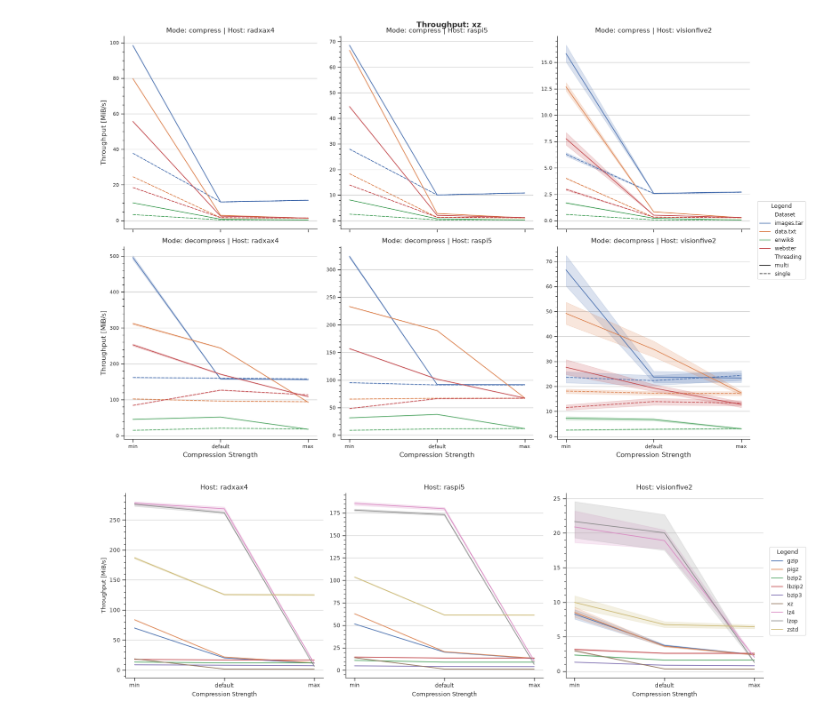
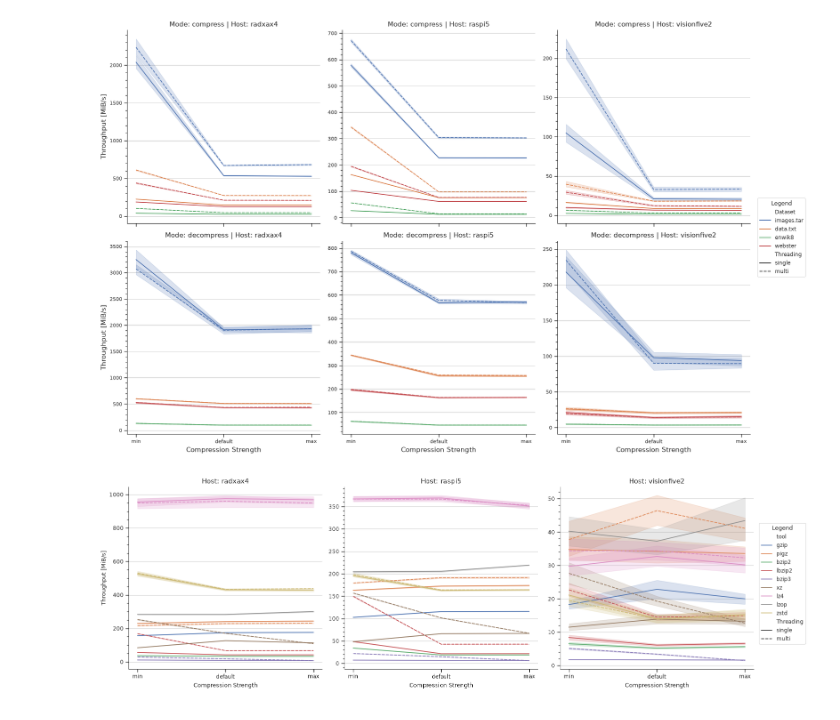
Before and after one commit to rsie-dev/power_consumption_experiment, a Jupyter notebook: visualization/visualize_throughput.ipynb, the cells around one changed output. Drawn from its saved outputs; the diff is of its cells as text; code cells hidden in the pictures.

Commit message:
added categorical throughput plots

```diff
--- a/visualization/visualize_throughput.ipynb
+++ b/visualization/visualize_throughput.ipynb
@@ -64,7 +60,7 @@ def map_dataset(ds_name):
     return None
 # %%
 plot_df = df.copy()
-tool = "xz"
+tool = "zstd"
 #mode = "decompress"
 #plot_df = plot_df[plot_df["host"] == "radxax4"]
 plot_df = plot_df[plot_df["tool"] == tool]
@@ -135,20 +131,20 @@ for text in legend.texts:
     if mapped:
         text.set_text(mapped)
 
-file_name = image_folder / f"throughput_{tool}.pdf"
+file_name = image_folder / f"throughput_rel_{tool}.pdf"
 #print("generate: %s" % file_name)
-#g.fig.savefig(file_name, bbox_inches="tight")
+g.fig.savefig(file_name, bbox_inches="tight")
 # %% [output]
-[figure, old version]
+[figure, new version]
 # %%
 plot_df = df.copy()
 #tool = "xz"
-mode = "compress"
+mode = "decompress"
 dataset = "webster"
 #plot_df = plot_df[plot_df["host"] == "radxax4"]
 #plot_df = plot_df[plot_df["tool"] == tool]
 plot_df = plot_df[plot_df["mode"] == mode]
-plot_df = plot_df[plot_df["threading"] == "single"]
+#plot_df = plot_df[plot_df["threading"] == "single"]
 plot_df = plot_df[plot_df["dataset"] == dataset]
 
 g = sns.relplot(data=plot_df,
@@ -158,7 +154,7 @@ g = sns.relplot(data=plot_df,
                 #row="tool",
                 #hue="dataset",
                 hue="tool",
-                #style="threading",
+                style="threading",
                 kind="line",
                 #marker="^",
                 facet_kws={"sharey": False},
@@ -193,32 +189,32 @@ g.set_titles(
 #)
 
 # Remove the default legend (outside the figure)
 if g._legend is not None:
     g._legend.remove()
 
 ax = g.axes.flat[0]
 handles, labels = ax.get_legend_handles_labels()
 legend = g.figure.legend(
     handles,
     labels,
     title="Legend",
     loc="center right",
     #bbox_to_anchor=(0.82, 0.25),  # adjust as needed
     frameon=True,
 )
 
 for text in legend.texts:
     if text.get_text() == "dataset":
         text.set_text("Dataset")
     elif text.get_text() == "threading":
         text.set_text("Threading")
 
     mapped = map_dataset(text.get_text())
     if mapped:
         text.set_text(mapped)
 
-file_name = image_folder / f"throughput_{tool}.pdf"
+file_name = image_folder / f"throughput_{tool}_{mode}.pdf"
 #print("generate: %s" % file_name)
 #g.fig.savefig(file_name, bbox_inches="tight")
 # %% [output]
-[figure, old version]
+[figure, new version]
```
Also changed, not shown: parts of 2 cells of this notebook.
